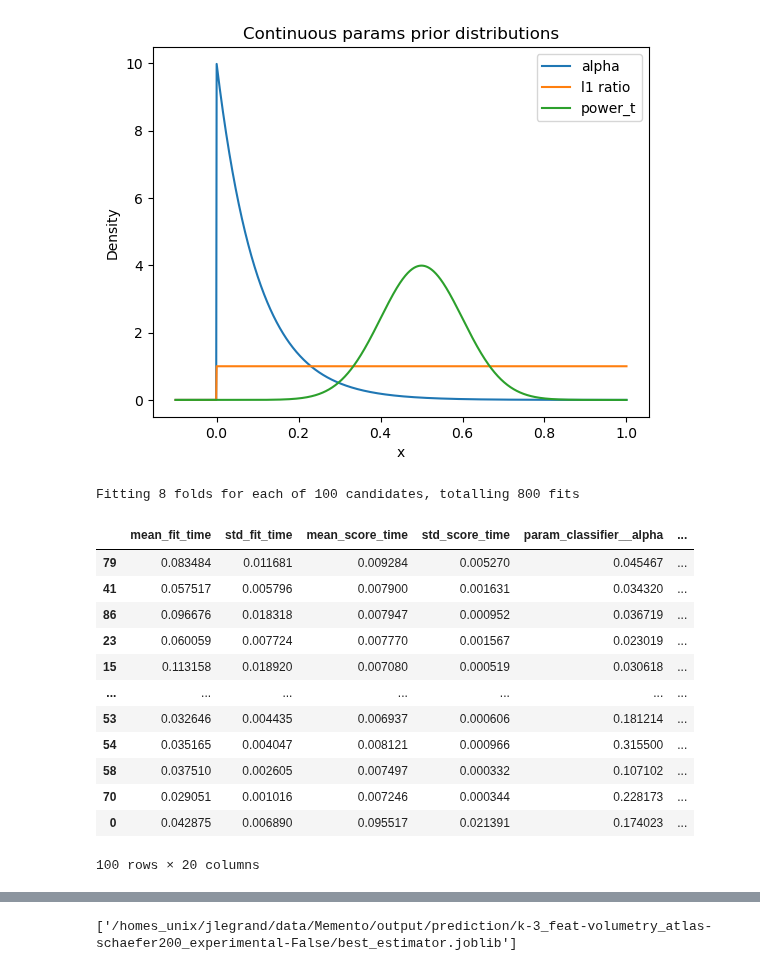
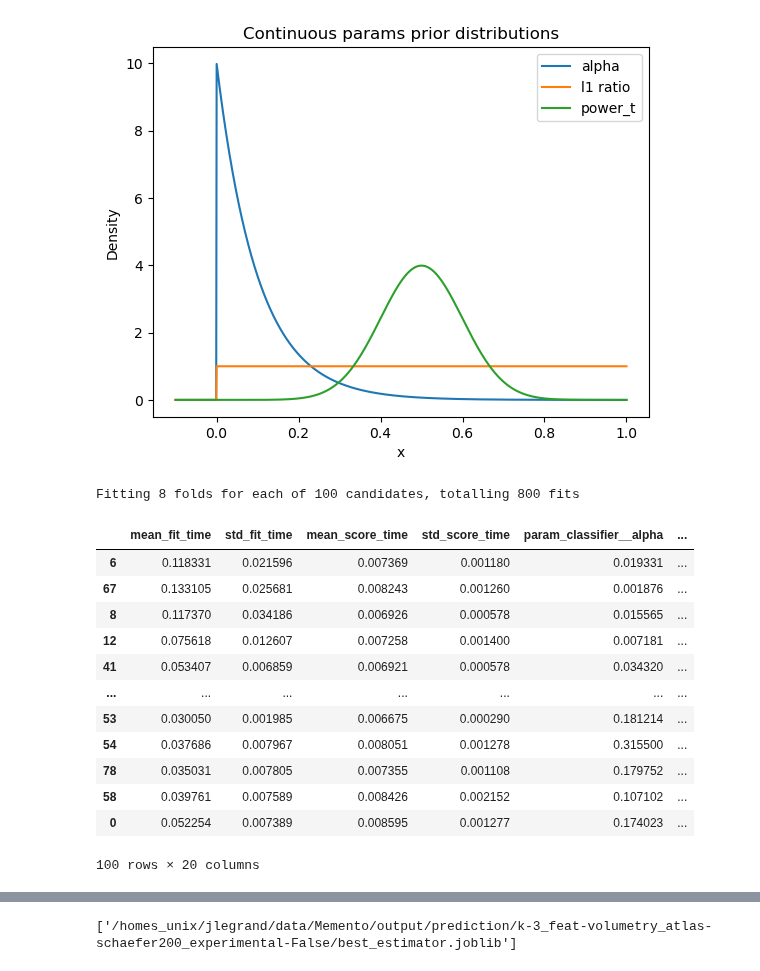
Before and after one commit to jonathan-legrand/cogpred, a Jupyter notebook: predict_cluster_volumetry.ipynb, the cells around one changed output, grey strips where cells are left out. Cells and saved outputs as stored; diff of their text form; code cells hidden in the pictures.

```diff
--- a/predict_cluster_volumetry.ipynb
+++ b/predict_cluster_volumetry.ipynb
@@ -133,19 +133,15 @@ ct = ColumnTransformer(
 )
 # %%
 from sklearn.pipeline import Pipeline
-from sklearn.model_selection import GroupShuffleSplit, train_test_split
 from sklearn.linear_model import SGDClassifier
 from sklearn import preprocessing
 from sklearn.model_selection import (
-    cross_validate, cross_val_predict, KFold, RandomizedSearchCV, StratifiedKFold, GroupShuffleSplit
+    RandomizedSearchCV, StratifiedGroupKFold, cross_val_score
 )
-
 from sklearn.decomposition import PCA
-from sklearn.semi_supervised import SelfTrainingClassifier
 from sklearn.metrics import f1_score
 from functools import partial
 
-from sklearn.model_selection import cross_val_predict, KFold, RandomizedSearchCV, cross_val_score
 from cogpred.supervised import macro_f1
 
 sgd = SGDClassifier(
@@ -162,9 +158,8 @@ clf = Pipeline(
     verbose=False
 )
 
-inner_cv = StratifiedKFold(n_splits=8, shuffle=True, random_state=1999)
-
-outer_cv = GroupShuffleSplit(n_splits=8, random_state=1999)
+inner_cv = StratifiedGroupKFold(n_splits=8, shuffle=True, random_state=1999)
+outer_cv = StratifiedGroupKFold(n_splits=8, shuffle=True, random_state=1999)
 
 
 search = RandomizedSearchCV(
@@ -179,23 +174,23 @@ search = RandomizedSearchCV(
     error_score="raise"
 )
 # %%
-search.fit(df, y)
+search.fit(df, y, groups=metadata.CEN_ANOM.values)
 cv_results = pd.DataFrame(search.cv_results_).sort_values(by="mean_test_score", ascending=False)
 cv_results
 # %% [output]
 Fitting 8 folds for each of 100 candidates, totalling 800 fits
 |  | mean_fit_time | std_fit_time | mean_score_time | std_score_time | param_classifier__alpha | ... |
-| 79 | 0.083484 | 0.011681 | 0.009284 | 0.005270 | 0.045467 | ... |
-| 41 | 0.057517 | 0.005796 | 0.007900 | 0.001631 | 0.034320 | ... |
-| 86 | 0.096676 | 0.018318 | 0.007947 | 0.000952 | 0.036719 | ... |
-| 23 | 0.060059 | 0.007724 | 0.007770 | 0.001567 | 0.023019 | ... |
-| 15 | 0.113158 | 0.018920 | 0.007080 | 0.000519 | 0.030618 | ... |
+| 6 | 0.118331 | 0.021596 | 0.007369 | 0.001180 | 0.019331 | ... |
+| 67 | 0.133105 | 0.025681 | 0.008243 | 0.001260 | 0.001876 | ... |
+| 8 | 0.117370 | 0.034186 | 0.006926 | 0.000578 | 0.015565 | ... |
+| 12 | 0.075618 | 0.012607 | 0.007258 | 0.001400 | 0.007181 | ... |
+| 41 | 0.053407 | 0.006859 | 0.006921 | 0.000578 | 0.034320 | ... |
 | ... | ... | ... | ... | ... | ... | ... |
-| 53 | 0.032646 | 0.004435 | 0.006937 | 0.000606 | 0.181214 | ... |
-| 54 | 0.035165 | 0.004047 | 0.008121 | 0.000966 | 0.315500 | ... |
-| 58 | 0.037510 | 0.002605 | 0.007497 | 0.000332 | 0.107102 | ... |
-| 70 | 0.029051 | 0.001016 | 0.007246 | 0.000344 | 0.228173 | ... |
-| 0 | 0.042875 | 0.006890 | 0.095517 | 0.021391 | 0.174023 | ... |
+| 53 | 0.030050 | 0.001985 | 0.006675 | 0.000290 | 0.181214 | ... |
+| 54 | 0.037686 | 0.007967 | 0.008051 | 0.001278 | 0.315500 | ... |
+| 78 | 0.035031 | 0.007805 | 0.007355 | 0.001108 | 0.179752 | ... |
+| 58 | 0.039761 | 0.007589 | 0.008426 | 0.002152 | 0.107102 | ... |
+| 0 | 0.052254 | 0.007389 | 0.008595 | 0.001277 | 0.174023 | ... |
 100 rows × 20 columns
 # %%
 m = cv_results.melt(
```
Also changed, not shown: parts of 3 cells of this notebook.
